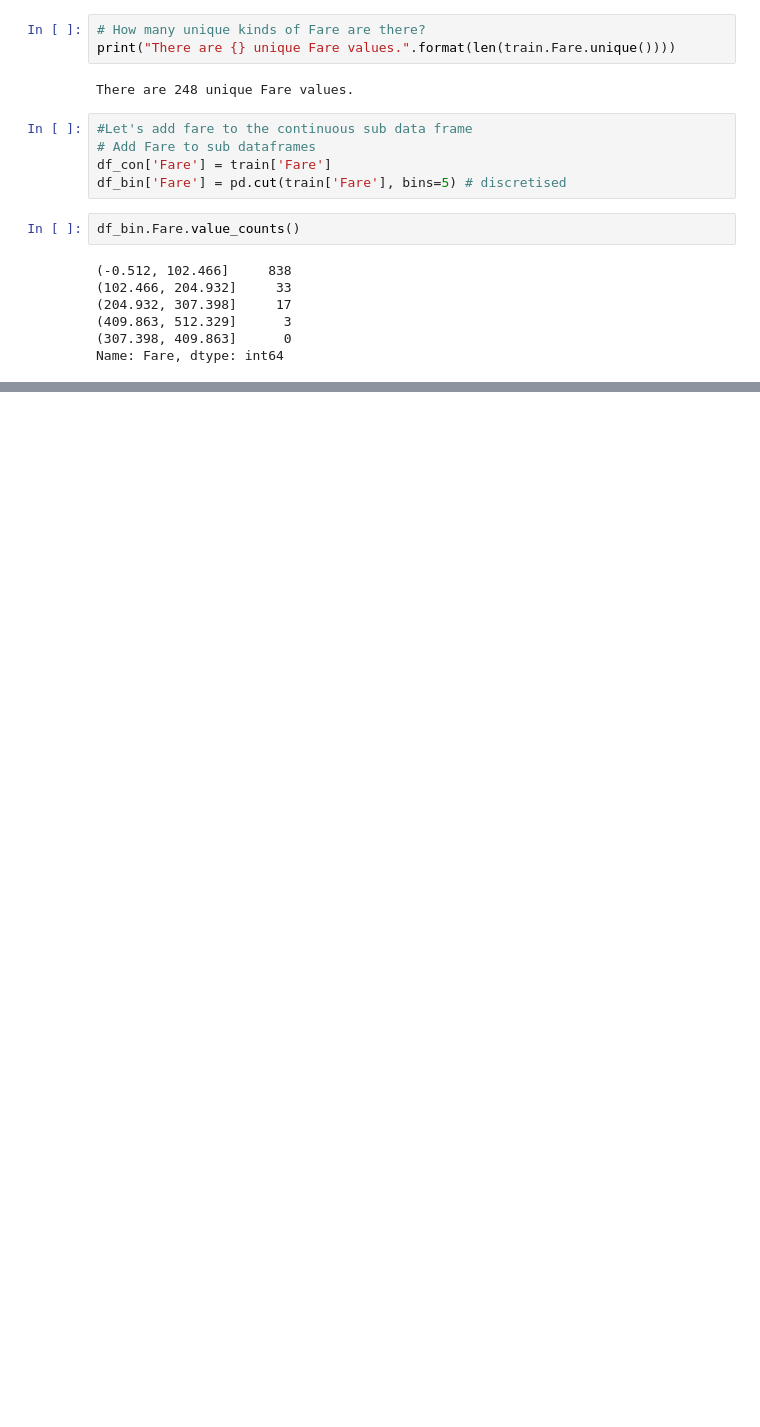
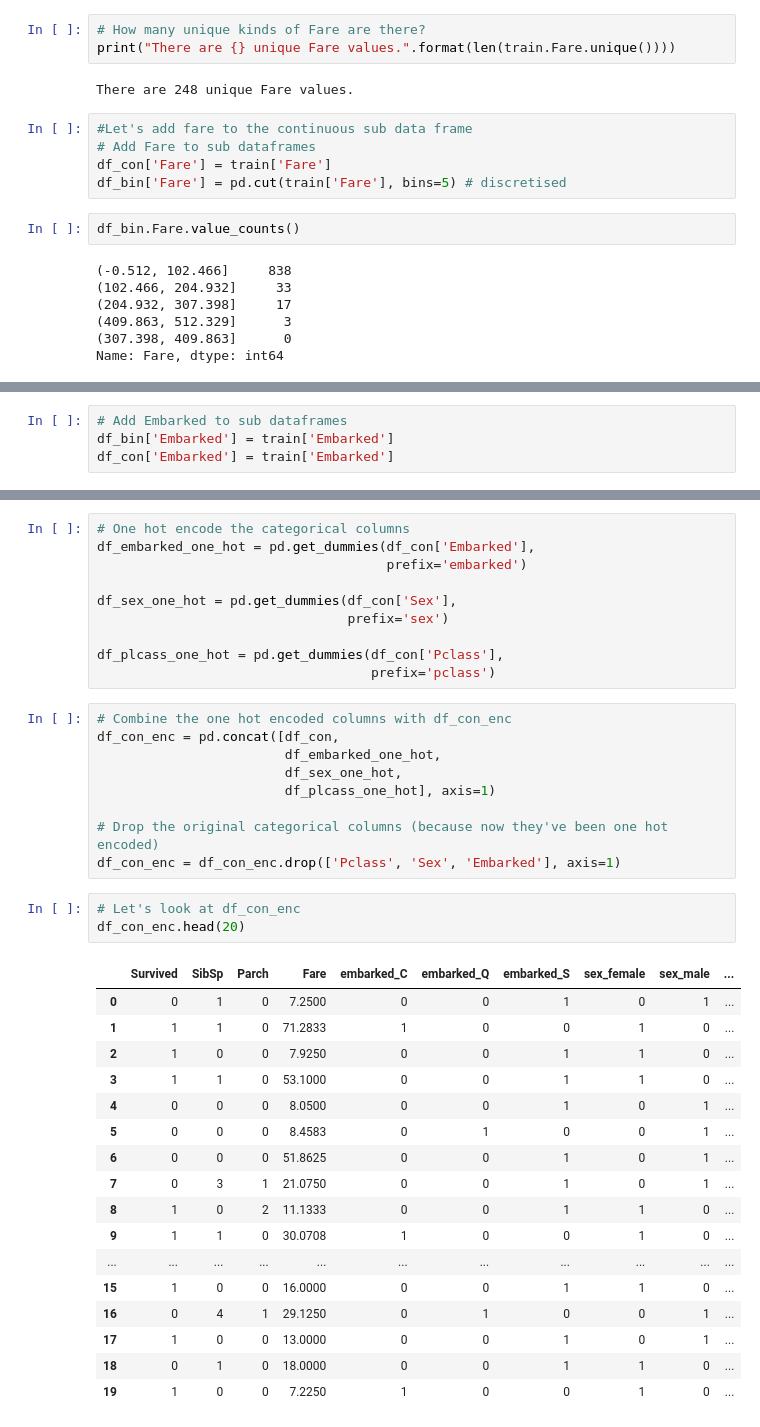
Before and after one commit to VallabhK/TitanicKaggle, a Jupyter notebook: Titanic_MLfromDisaster.ipynb, the cells around one changed output, grey strips where cells are left out. Drawn from its saved outputs; the diff is of its cells as text; blank space fills up the shorter version.

```diff
--- a/Titanic_MLfromDisaster.ipynb
+++ b/Titanic_MLfromDisaster.ipynb
@@ -427,0 +474,4 @@ plot_count_dist(data=train,
+# %%
+# Add Embarked to sub dataframes
+df_bin['Embarked'] = train['Embarked']
+df_con['Embarked'] = train['Embarked']
@@ -427,0 +526,40 @@ plot_count_dist(data=train,
+# %%
+# One hot encode the categorical columns
+df_embarked_one_hot = pd.get_dummies(df_con['Embarked'],
+                                     prefix='embarked')
+
+df_sex_one_hot = pd.get_dummies(df_con['Sex'],
+                                prefix='sex')
+
+df_plcass_one_hot = pd.get_dummies(df_con['Pclass'],
+                                   prefix='pclass')
+# %%
+# Combine the one hot encoded columns with df_con_enc
+df_con_enc = pd.concat([df_con,
+                        df_embarked_one_hot,
+                        df_sex_one_hot,
+                        df_plcass_one_hot], axis=1)
+
+# Drop the original categorical columns (because now they've been one hot encoded)
+df_con_enc = df_con_enc.drop(['Pclass', 'Sex', 'Embarked'], axis=1)
+# %%
+# Let's look at df_con_enc
+df_con_enc.head(20)
+# %% [output]
+|  | Survived | SibSp | Parch | Fare | embarked_C | embarked_Q | embarked_S | sex_female | sex_male | ... |
+| 0 | 0 | 1 | 0 | 7.2500 | 0 | 0 | 1 | 0 | 1 | ... |
+| 1 | 1 | 1 | 0 | 71.2833 | 1 | 0 | 0 | 1 | 0 | ... |
+| 2 | 1 | 0 | 0 | 7.9250 | 0 | 0 | 1 | 1 | 0 | ... |
+| 3 | 1 | 1 | 0 | 53.1000 | 0 | 0 | 1 | 1 | 0 | ... |
+| 4 | 0 | 0 | 0 | 8.0500 | 0 | 0 | 1 | 0 | 1 | ... |
+| 5 | 0 | 0 | 0 | 8.4583 | 0 | 1 | 0 | 0 | 1 | ... |
+| 6 | 0 | 0 | 0 | 51.8625 | 0 | 0 | 1 | 0 | 1 | ... |
+| 7 | 0 | 3 | 1 | 21.0750 | 0 | 0 | 1 | 0 | 1 | ... |
+| 8 | 1 | 0 | 2 | 11.1333 | 0 | 0 | 1 | 1 | 0 | ... |
+| 9 | 1 | 1 | 0 | 30.0708 | 1 | 0 | 0 | 1 | 0 | ... |
+| ... | ... | ... | ... | ... | ... | ... | ... | ... | ... | ... |
+| 15 | 1 | 0 | 0 | 16.0000 | 0 | 0 | 1 | 1 | 0 | ... |
+| 16 | 0 | 4 | 1 | 29.1250 | 0 | 1 | 0 | 0 | 1 | ... |
+| 17 | 1 | 0 | 0 | 13.0000 | 0 | 0 | 1 | 0 | 1 | ... |
+| 18 | 0 | 1 | 0 | 18.0000 | 0 | 0 | 1 | 1 | 0 | ... |
+| 19 | 1 | 0 | 0 | 7.2250 | 1 | 0 | 0 | 1 | 0 | ... |
```
Also changed, not shown: parts of 16 cells of this notebook.
